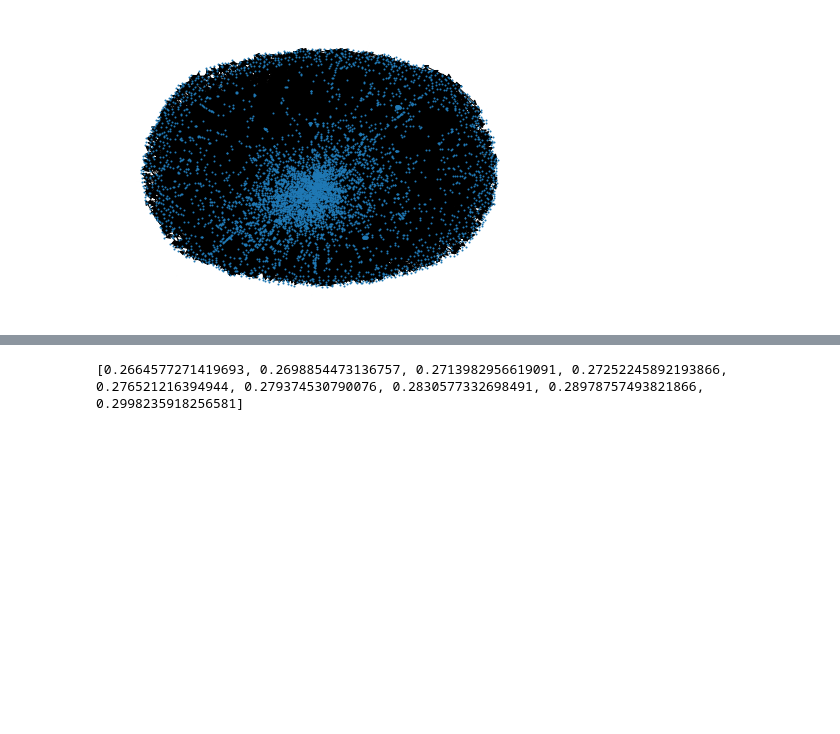
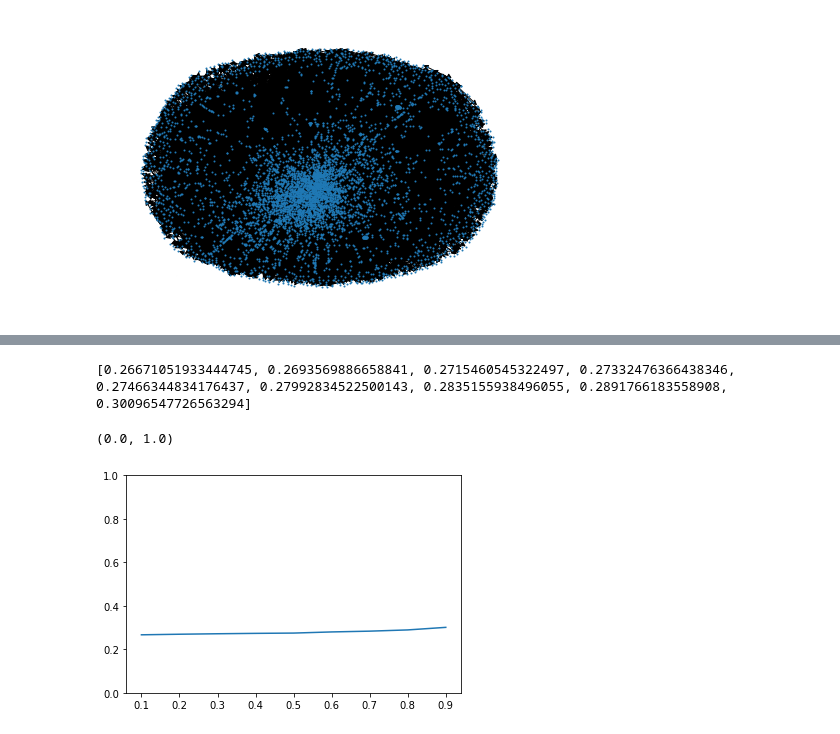
Before and after one commit to illbot/szakdolgozat, a Jupyter notebook: szakdolgozat/main.ipynb, the cells around one changed output, grey strips where cells are left out. Drawn from its saved outputs; the diff is of its cells as text; code cells hidden in the pictures; blank space fills up the shorter version.

```diff
--- a/szakdolgozat/main.ipynb
+++ b/szakdolgozat/main.ipynb
@@ -139,4 +139,10 @@ Updating fairness
-# %%
-print(error_data)
-# %% [output]
-[0.2664577271419693, 0.2698854473136757, 0.2713982956619091, 0.27252245892193866, 0.276521216394944, 0.279374530790076, 0.2830577332698491, 0.28978757493821866, 0.2998235918256581]
+# %%
+print(error_data)
+
+p_values = [0.1,0.2,0.3,0.4,0.5,0.6,0.7,0.8,0.9]
+plt.plot(p_values,error_data)
+plt.ylim([0, 1])
+# %% [output]
+[0.26671051933444745, 0.2693569886658841, 0.2715460545322497, 0.27332476366438346, 0.27466344834176437, 0.27992834522500143, 0.2835155938496055, 0.2891766183558908, 0.30096547726563294]
+(0.0, 1.0)
+[figure, added]
```
Also changed, not shown: parts of 5 cells of this notebook.
